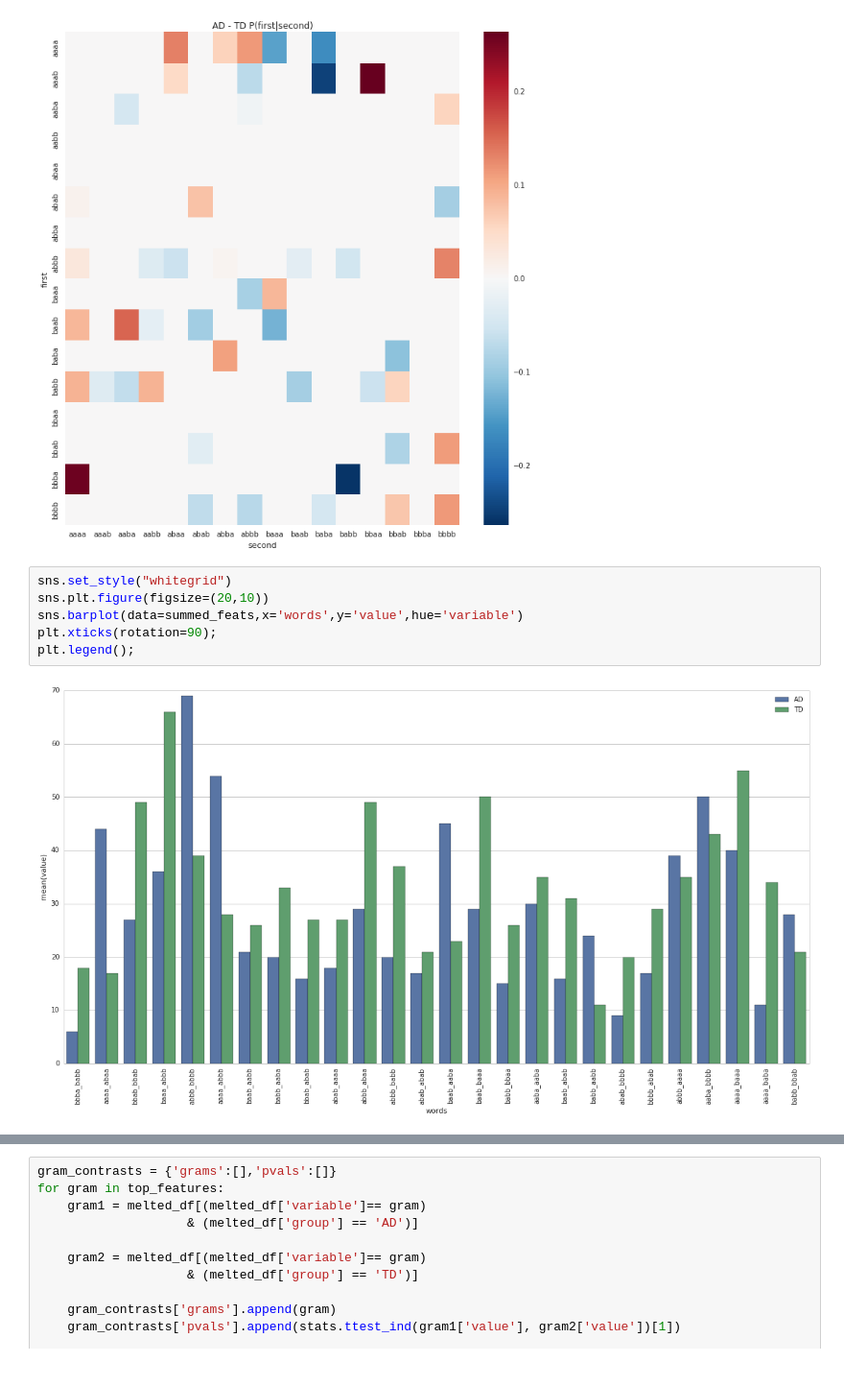
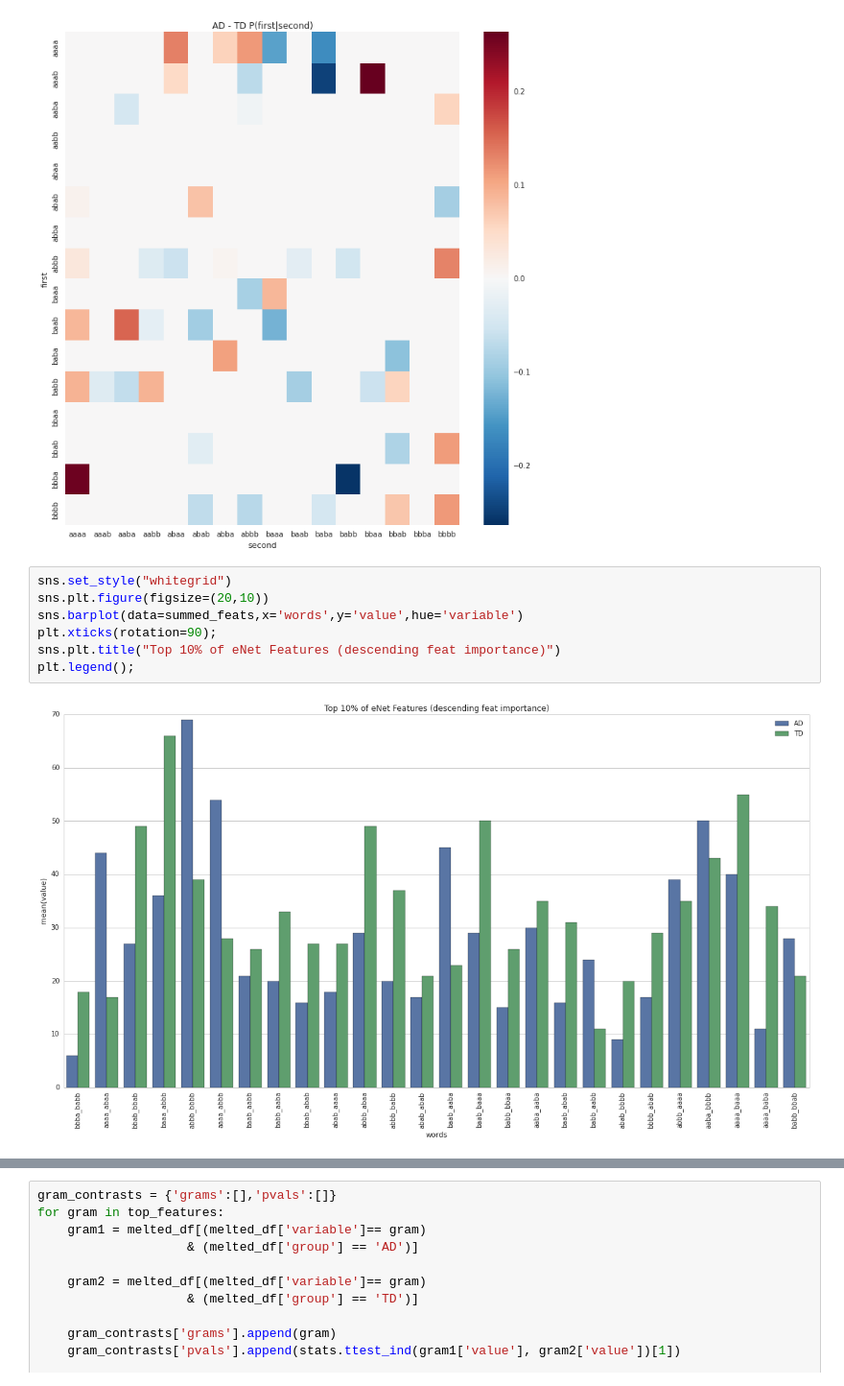
Before and after one commit to boomsbloom/media-nlp, a Jupyter notebook: feature_analysis.ipynb, the cells around one changed output, grey strips where cells are left out. Shown at 96% size. Drawn from its saved outputs; the diff is of its cells as text.

```diff
--- a/feature_analysis.ipynb
+++ b/feature_analysis.ipynb
@@ -53,11 +51,12 @@ sns.plt.title('AD - TD P(first|second)')
 # %%
 sns.set_style("whitegrid")
 sns.plt.figure(figsize=(20,10))
 sns.barplot(data=summed_feats,x='words',y='value',hue='variable')
 plt.xticks(rotation=90);
+sns.plt.title("Top 10% of eNet Features (descending feat importance)")
 plt.legend();
 # %% [output]
-[figure, old version]
+[figure, new version]
 # %%
 sns.set_style("whitegrid")
 sns.plt.figure(figsize=(20,10))
```
Also changed, not shown: parts of 3 cells of this notebook, 1 other file.
